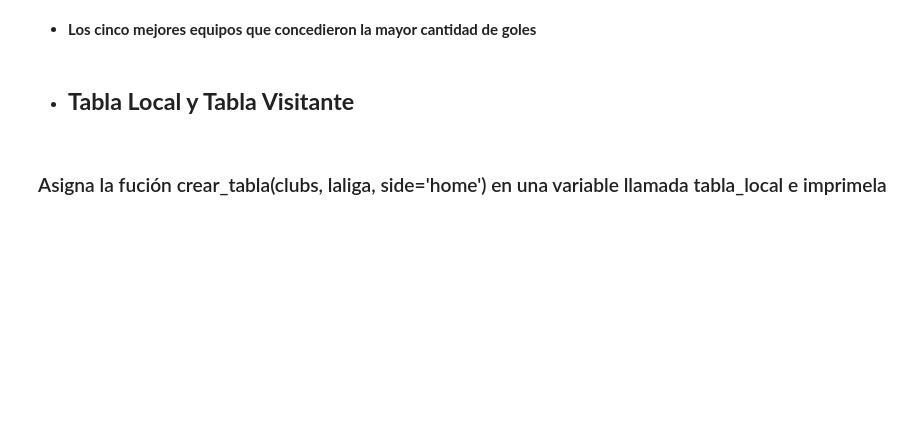
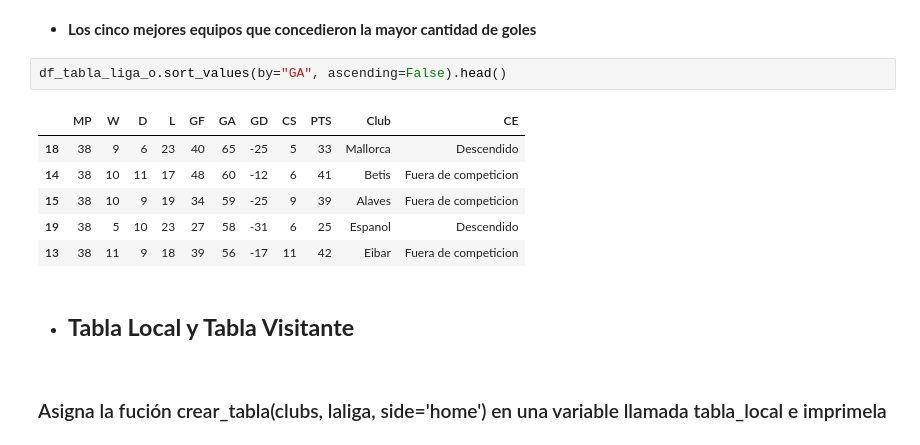
Before and after one commit to davip99/Proyecto-Luca, a Jupyter notebook: Proyecto2.ipynb, the cells around one changed output. Cells and saved outputs as stored; diff of their text form; blank space fills up the shorter version.

```diff
--- a/Proyecto2.ipynb
+++ b/Proyecto2.ipynb
@@ -801,5 +849,14 @@ def clasificacion(row):
 # %% [markdown]
 * **Los cinco mejores equipos que concedieron la mayor cantidad de goles**
+# %%
+df_tabla_liga_o.sort_values(by="GA", ascending=False).head()
+# %% [output]
+|  | MP | W | D | L | GF | GA | GD | CS | PTS | Club | CE |
+| 18 | 38 | 9 | 6 | 23 | 40 | 65 | -25 | 5 | 33 | Mallorca | Descendido |
+| 14 | 38 | 10 | 11 | 17 | 48 | 60 | -12 | 6 | 41 | Betis | Fuera de competicion |
+| 15 | 38 | 10 | 9 | 19 | 34 | 59 | -25 | 9 | 39 | Alaves | Fuera de competicion |
+| 19 | 38 | 5 | 10 | 23 | 27 | 58 | -31 | 6 | 25 | Espanol | Descendido |
+| 13 | 38 | 11 | 9 | 18 | 39 | 56 | -17 | 11 | 42 | Eibar | Fuera de competicion |
 # %% [markdown]
 * ## **Tabla Local y Tabla Visitante**
 # %% [markdown]
```
Also changed, not shown: parts of 9 cells of this notebook.
